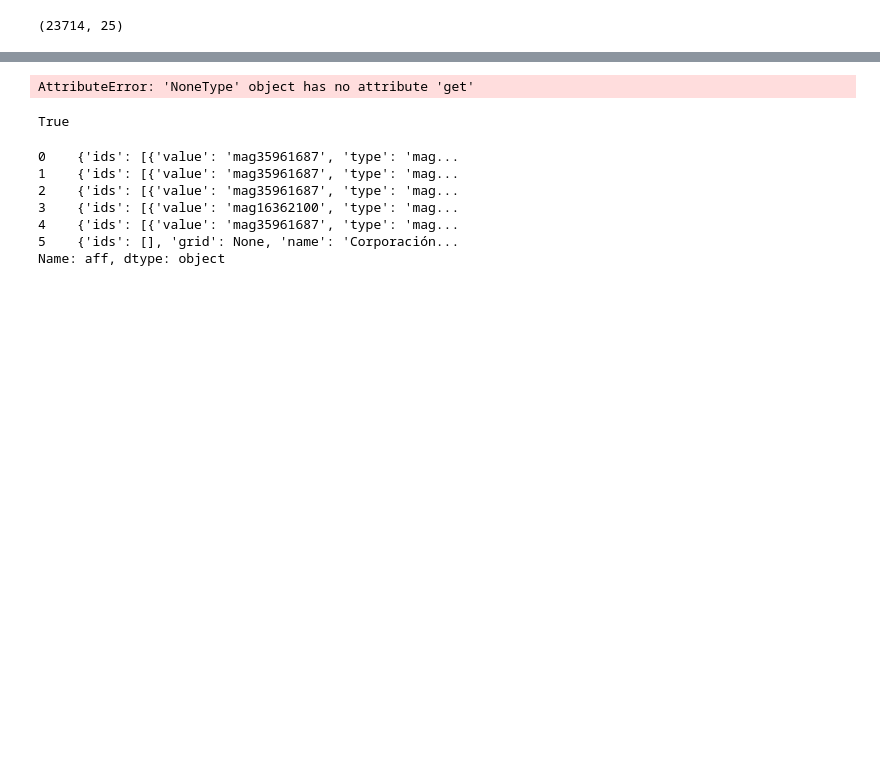
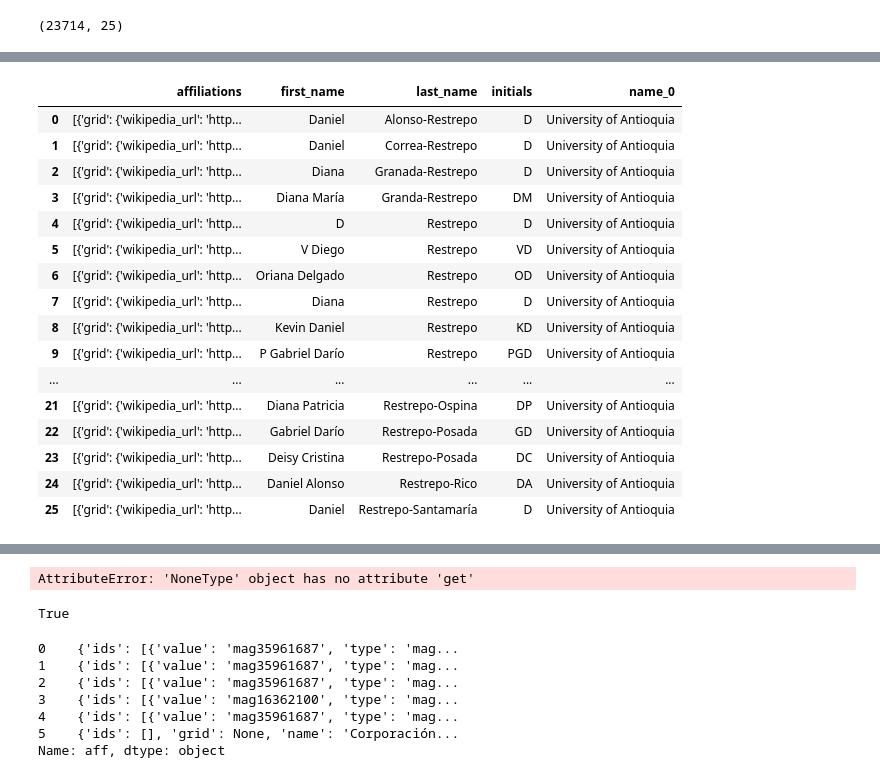
Before and after one commit to restrepo/lens, a Jupyter notebook: lens.ipynb, the cells around one changed output, grey strips where cells are left out. Cells and saved outputs as stored; diff of their text form; code cells hidden in the pictures; blank space fills up the shorter version.

```diff
--- a/lens.ipynb
+++ b/lens.ipynb
@@ -20,0 +116,21 @@ ln[:3]
+# %%
+autores_udea_norm[( autores_udea_norm.last_name.str.contains('Restrepo') ) &
+                 ( autores_udea_norm.first_name.str.contains('D') )].reset_index(drop=True)
+# %% [output]
+|  | affiliations | first_name | last_name | initials | name_0 |
+| 0 | [{'grid': {'wikipedia_url': 'http... | Daniel | Alonso-Restrepo | D | University of Antioquia |
+| 1 | [{'grid': {'wikipedia_url': 'http... | Daniel | Correa-Restrepo | D | University of Antioquia |
+| 2 | [{'grid': {'wikipedia_url': 'http... | Diana | Granada-Restrepo | D | University of Antioquia |
+| 3 | [{'grid': {'wikipedia_url': 'http... | Diana María | Granda-Restrepo | DM | University of Antioquia |
+| 4 | [{'grid': {'wikipedia_url': 'http... | D | Restrepo | D | University of Antioquia |
+| 5 | [{'grid': {'wikipedia_url': 'http... | V Diego | Restrepo | VD | University of Antioquia |
+| 6 | [{'grid': {'wikipedia_url': 'http... | Oriana Delgado | Restrepo | OD | University of Antioquia |
+| 7 | [{'grid': {'wikipedia_url': 'http... | Diana | Restrepo | D | University of Antioquia |
+| 8 | [{'grid': {'wikipedia_url': 'http... | Kevin Daniel | Restrepo | KD | University of Antioquia |
+| 9 | [{'grid': {'wikipedia_url': 'http... | P Gabriel Darío | Restrepo | PGD | University of Antioquia |
+| ... | ... | ... | ... | ... | ... |
+| 21 | [{'grid': {'wikipedia_url': 'http... | Diana Patricia | Restrepo-Ospina | DP | University of Antioquia |
+| 22 | [{'grid': {'wikipedia_url': 'http... | Gabriel Darío | Restrepo-Posada | GD | University of Antioquia |
+| 23 | [{'grid': {'wikipedia_url': 'http... | Deisy Cristina | Restrepo-Posada | DC | University of Antioquia |
+| 24 | [{'grid': {'wikipedia_url': 'http... | Daniel Alonso | Restrepo-Rico | DA | University of Antioquia |
+| 25 | [{'grid': {'wikipedia_url': 'http... | Daniel | Restrepo-Santamaría | D | University of Antioquia |
```
Also changed, not shown: parts of 33 cells of this notebook.
